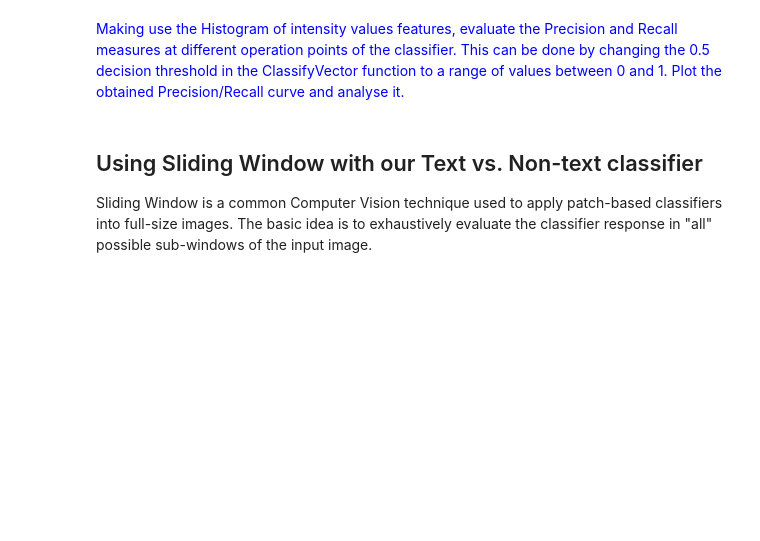
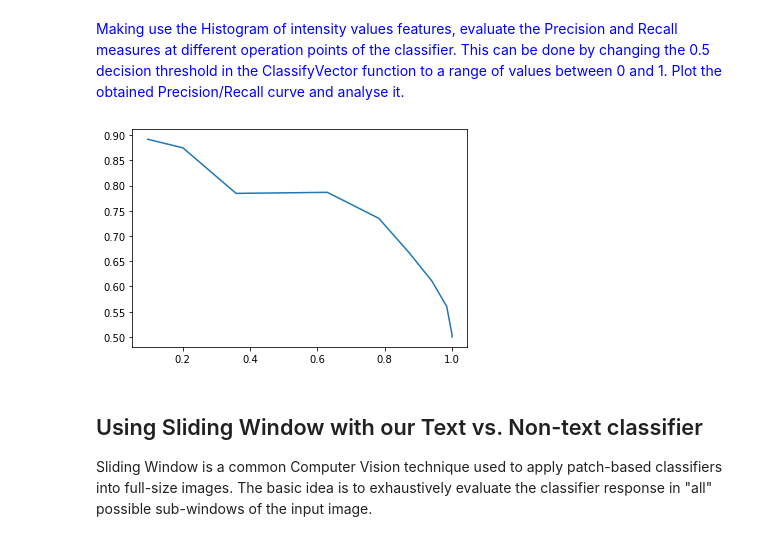
Before and after one commit to liulisixin/miniProject, a Jupyter notebook: MiniProject/MiniProject.ipynb, the cells around one changed output. Saved outputs shown, nothing was run; the diff lists cells and outputs as text; code cells hidden in the pictures; blank space fills up the shorter version.

```diff
--- a/MiniProject/MiniProject.ipynb
+++ b/MiniProject/MiniProject.ipynb
@@ -221,0 +247,13 @@ plt.bar(bins, new_train_features[5981,:], align='center')
+# %%
+# YOUR CODE HERE
+
+print(new_train_features.shape)
+
+#Logistic Regression gradient descent optimization
+w = GradientDescent_logistic_reg(new_train_features, train_labels, max_iterations=10000, alpha = 0.1, reg_lambda = 1)
+
+H = [classifyVector(new_train_features[i,:],w) for i in range(new_train_features.shape[0])]
+print ("Training Accuracy : {0}".format(str(float(np.sum(H == train_labels)) / train_labels.shape[0])))
+
+H = [classifyVector(new_test_features[i,:],w) for i in range(new_test_features.shape[0])]
+print ("testing Accuracy : {0}".format(str(float(np.sum(H == test_labels)) / test_labels.shape[0])))
@@ -232,3 +272,35 @@ This experiment also serves to introduce the topic of next Practical (PR2), wher
+# %%
+# YOUR CODE HERE
+
+def classifyVector_threshold(X, theta, threshold):
+    '''
+    Evaluate the Logistic Regression model h(x) with theta parameters,
+    and returns the predicted label of x.
+    '''
+    prob = sigmoid(sum(np.dot(X,theta)))
+    if prob > threshold: return 1.0
+    else: return 0.0
+
+x = np.linspace(0.0, 1.0, 10)
+y = np.zeros((x.shape[0],2))
+
+for i, threshold in enumerate(x):
+    threshold = float(i)/10.0
+    H = [classifyVector_threshold(new_test_features[i,:],w,threshold) for i in range(new_test_features.shape[0])]
+    TP = float(np.sum((H == test_labels) & (test_labels == 1))) / test_labels.shape[0]
+    TN = float(np.sum((H == test_labels) & (test_labels == 0))) / test_labels.shape[0]
+    FP = float(np.sum((H != test_labels) & (test_labels == 0))) / test_labels.shape[0]
+    FN = float(np.sum((H != test_labels) & (test_labels == 1))) / test_labels.shape[0]
+    precision = TP / (TP+FP)
+    recall = TP / (TP+FN)
+    y[i,0] = precision
+    y[i,1] = recall
+
+plt.figure()
+plt.plot(y[:,1], y[:,0])
+plt.show()
+# %% [output]
+[figure, added]
 # %% [markdown]
 ## Using Sliding Window with our Text vs. Non-text classifier
 
```
Also changed, not shown: parts of 18 cells of this notebook, 4 other files.
